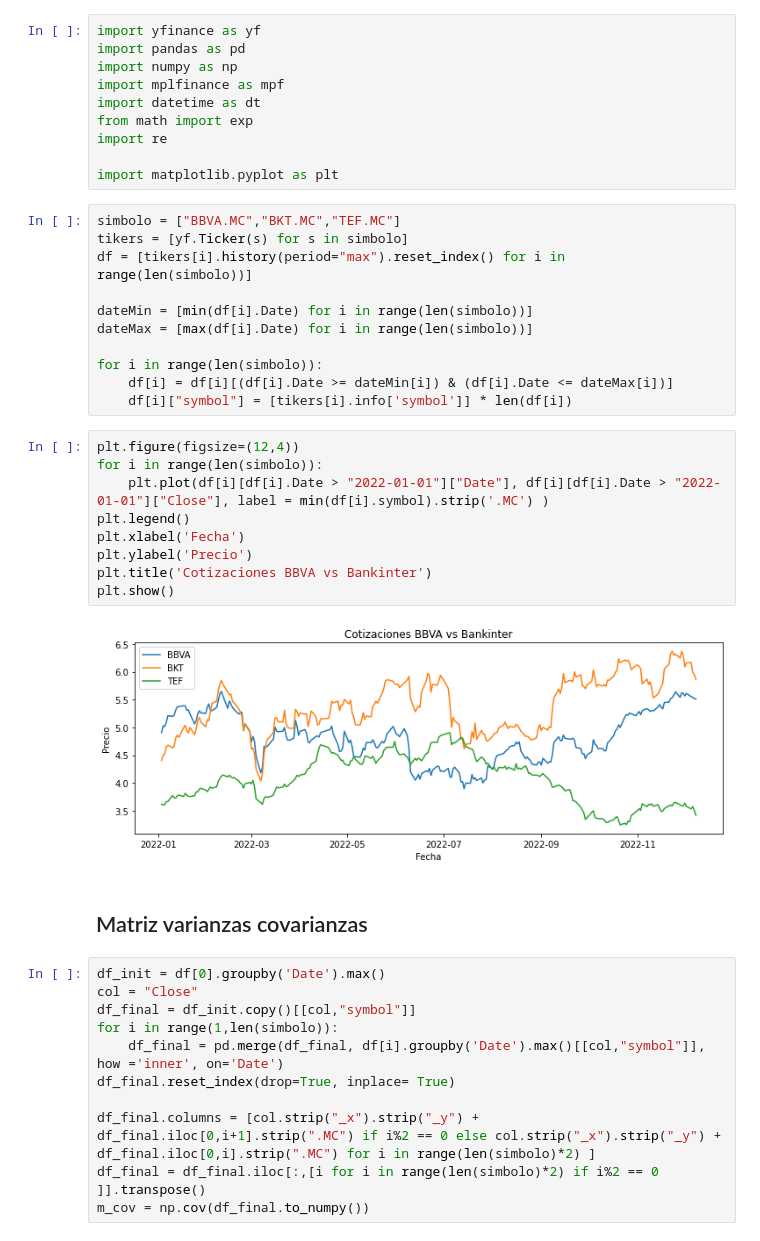
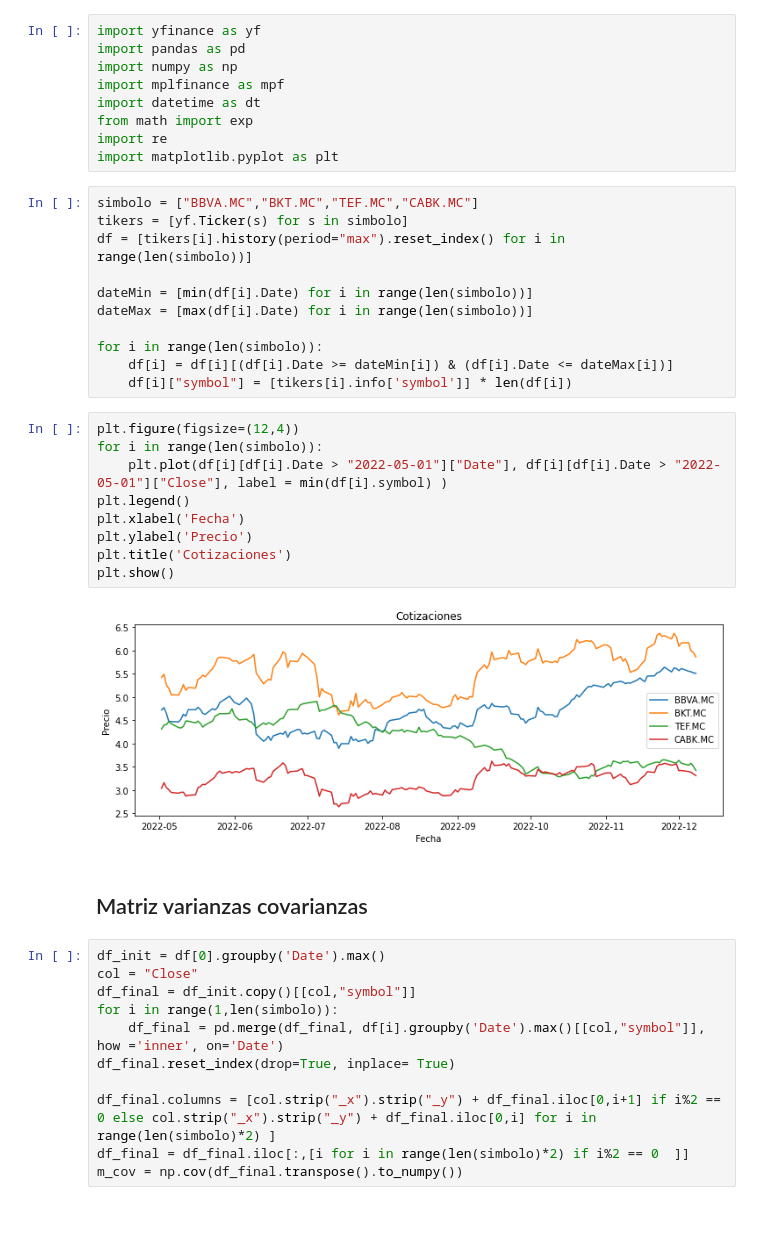
Before and after one commit to bereamanuel/analisisCarteras, a Jupyter notebook: carteras_minimo_riesgo.ipynb, the cells around one changed output. Drawn from its saved outputs; the diff is of its cells as text.

```diff
--- a/carteras_minimo_riesgo.ipynb
+++ b/carteras_minimo_riesgo.ipynb
@@ -6,10 +6,9 @@ import mplfinance as mpf
 import datetime as dt
 from math import exp
 import re
-
 import matplotlib.pyplot as plt
 # %%
-simbolo = ["BBVA.MC","BKT.MC","TEF.MC"]
+simbolo = ["BBVA.MC","BKT.MC","TEF.MC","CABK.MC"]
 tikers = [yf.Ticker(s) for s in simbolo]
 df = [tikers[i].history(period="max").reset_index() for i in range(len(simbolo))]
 
@@ -22,14 +21,14 @@ for i in range(len(simbolo)):
 # %%
 plt.figure(figsize=(12,4))
 for i in range(len(simbolo)):
-    plt.plot(df[i][df[i].Date > "2022-01-01"]["Date"], df[i][df[i].Date > "2022-01-01"]["Close"], label = min(df[i].symbol).strip('.MC') )
+    plt.plot(df[i][df[i].Date > "2022-05-01"]["Date"], df[i][df[i].Date > "2022-05-01"]["Close"], label = min(df[i].symbol) )
 plt.legend()
 plt.xlabel('Fecha')
 plt.ylabel('Precio')
-plt.title('Cotizaciones BBVA vs Bankinter')
+plt.title('Cotizaciones')
 plt.show()
 # %% [output]
-[figure, old version]
+[figure, new version]
 # %% [markdown]
 ## Matriz varianzas covarianzas
 # %%
@@ -40,6 +39,6 @@ for i in range(1,len(simbolo)):
     df_final = pd.merge(df_final, df[i].groupby('Date').max()[[col,"symbol"]], how ='inner', on='Date')
 df_final.reset_index(drop=True, inplace= True)
 
-df_final.columns = [col.strip("_x").strip("_y") + df_final.iloc[0,i+1].strip(".MC") if i%2 == 0 else col.strip("_x").strip("_y") + df_final.iloc[0,i].strip(".MC") for i in range(len(simbolo)*2) ]
-df_final = df_final.iloc[:,[i for i in range(len(simbolo)*2) if i%2 == 0  ]].transpose()
-m_cov = np.cov(df_final.to_numpy())
+df_final.columns = [col.strip("_x").strip("_y") + df_final.iloc[0,i+1] if i%2 == 0 else col.strip("_x").strip("_y") + df_final.iloc[0,i] for i in range(len(simbolo)*2) ]
+df_final = df_final.iloc[:,[i for i in range(len(simbolo)*2) if i%2 == 0  ]]
+m_cov = np.cov(df_final.transpose().to_numpy())
```
Also changed, not shown: parts of 4 cells of this notebook.
